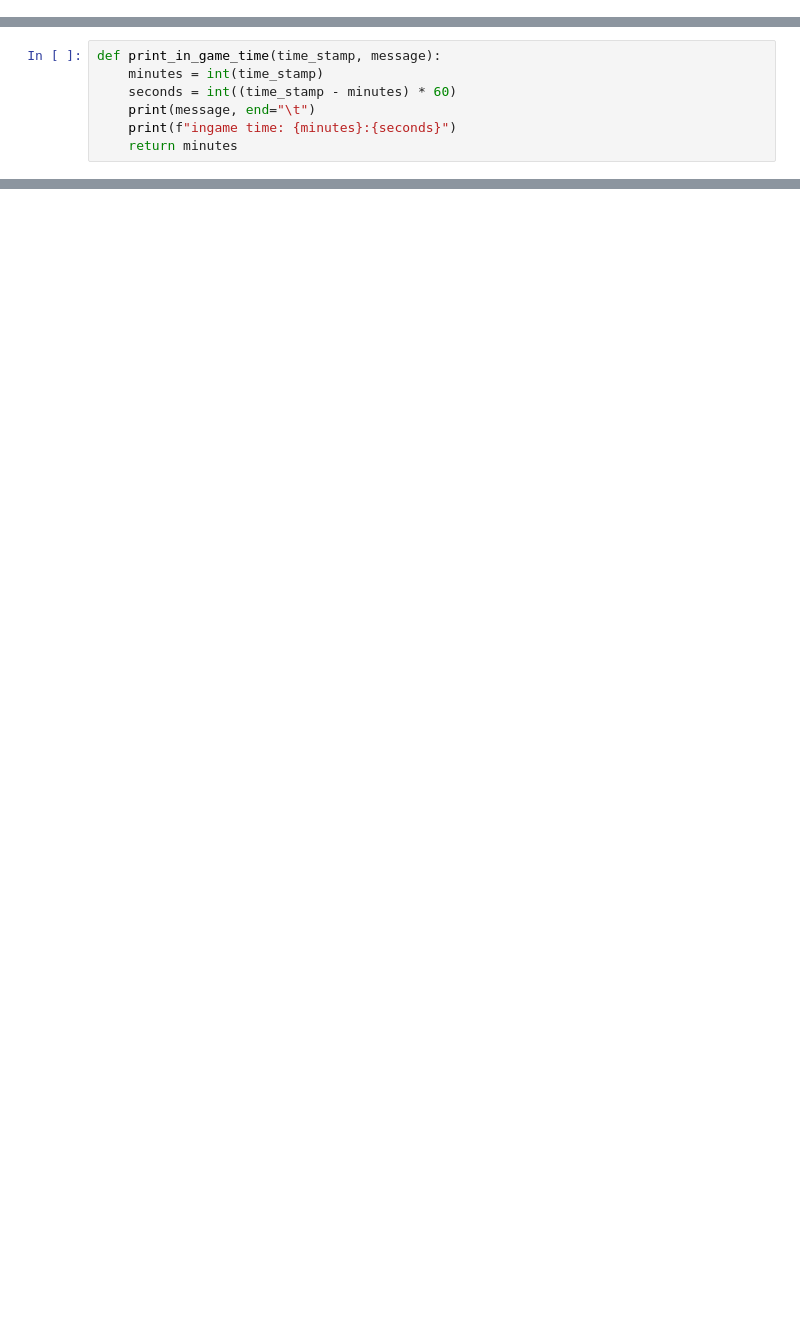
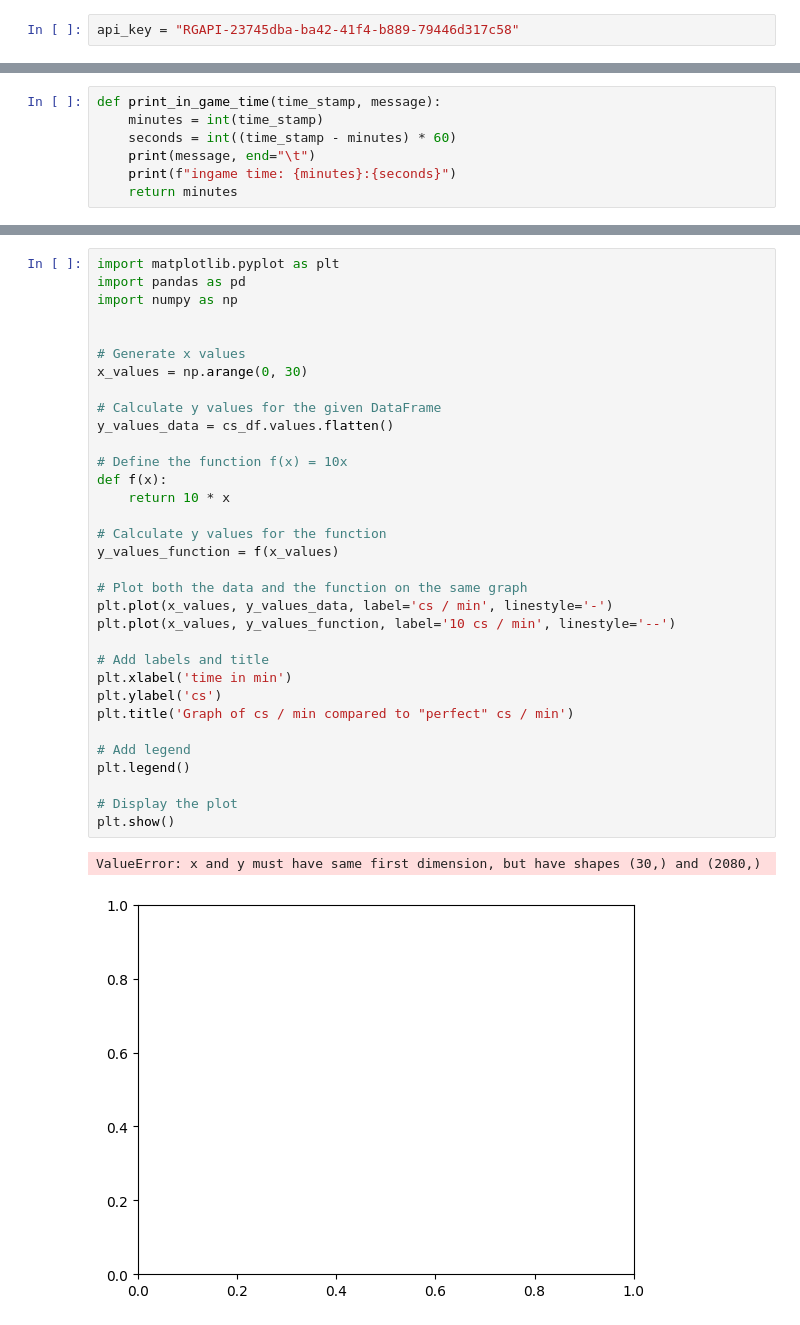
Before and after one commit to AaronBittel/LoLTracker, a Jupyter notebook: apps/frontend/time_line_testing.ipynb, the cells around one changed output, grey strips where cells are left out. Cells and saved outputs as stored; diff of their text form; blank space fills up the shorter version.

```diff
--- a/apps/frontend/time_line_testing.ipynb
+++ b/apps/frontend/time_line_testing.ipynb
@@ -11,3 +9,5 @@ api_key = "RGAPI-d9a835a1-14e3-4355-ab65-5fad7e37ad67"
+# %%
+api_key = "RGAPI-23745dba-ba42-41f4-b889-79446d317c58"
 # %%
 lolwatcher = riotwatcher.LolWatcher(api_key=api_key)
 # %%
@@ -400,0 +418,36 @@ event_set
+# %%
+import matplotlib.pyplot as plt
+import pandas as pd
+import numpy as np
+
+
+# Generate x values
+x_values = np.arange(0, 30)
+
+# Calculate y values for the given DataFrame
+y_values_data = cs_df.values.flatten()
+
+# Define the function f(x) = 10x
+def f(x):
+    return 10 * x
+
+# Calculate y values for the function
+y_values_function = f(x_values)
+
+# Plot both the data and the function on the same graph
+plt.plot(x_values, y_values_data, label='cs / min', linestyle='-')
+plt.plot(x_values, y_values_function, label='10 cs / min', linestyle='--')
+
+# Add labels and title
+plt.xlabel('time in min')
+plt.ylabel('cs')
+plt.title('Graph of cs / min compared to "perfect" cs / min')
+
+# Add legend
+plt.legend()
+
+# Display the plot
+plt.show()
+# %% [output]
+ValueError: x and y must have same first dimension, but have shapes (30,) and (2080,)
+[figure, added]
```
Also changed, not shown: parts of 19 cells of this notebook.
